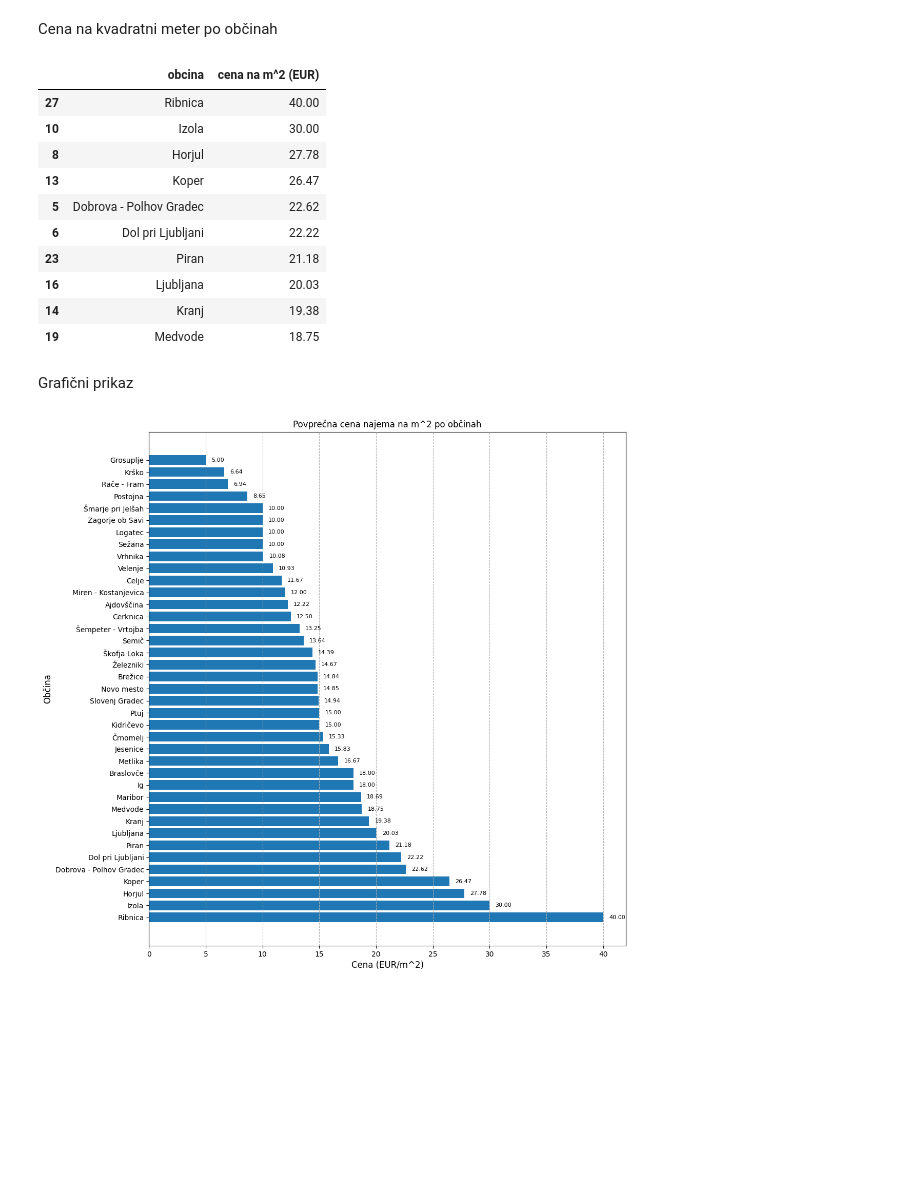
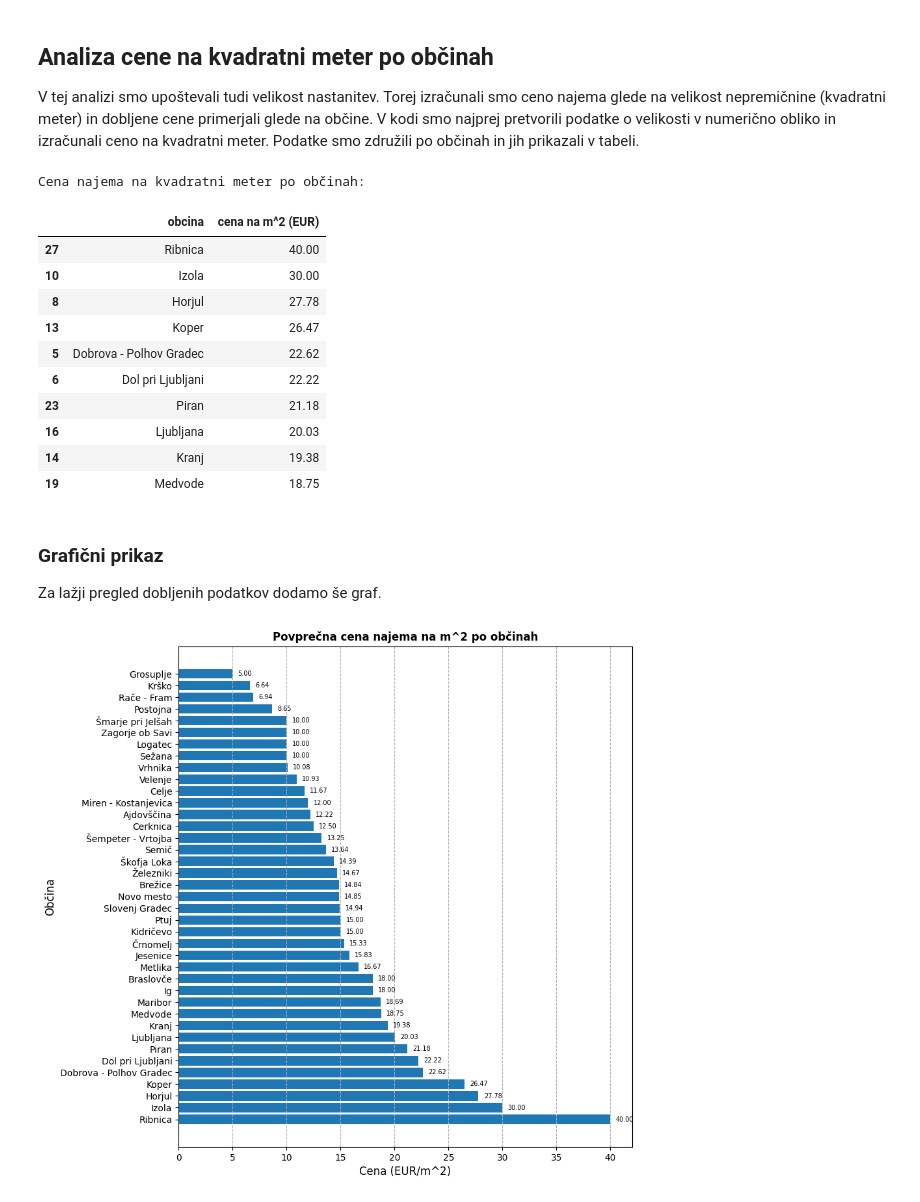
Before and after one commit to dina480/uvp-projektna-naloga, a Jupyter notebook: analiza_podatkov.ipynb, the cells around one changed output. Cells and saved outputs as stored; diff of their text form; code cells hidden in the pictures; blank space fills up the shorter version.

```diff
--- a/analiza_podatkov.ipynb
+++ b/analiza_podatkov.ipynb
@@ -69,7 +93,7 @@ plt.show()
 # %% [markdown]
-Cena na kvadratni meter po občinah
+## Analiza cene na kvadratni meter po občinah
+V tej analizi smo upoštevali tudi velikost nastanitev. Torej izračunali smo ceno najema glede na velikost nepremičnine (kvadratni meter) in dobljene cene primerjali glede na občine. V kodi smo najprej pretvorili podatke o velikosti v numerično obliko in izračunali ceno na kvadratni meter. Podatke smo združili po občinah in jih prikazali v tabeli.
 # %%
-# Podatke o velikosti pretvorimo v decimalna števila
 PODATKI['size'] = pd.to_numeric(PODATKI['size'])
 
 # Izračun cene na m^2
@@ -81,9 +105,10 @@ povprecna_cena_m2 = povprecna_cena_m2.sort_values('cena_na_m2', ascending=False)
 
 povprecna_cena_m2 = povprecna_cena_m2.rename(columns={'cena_na_m2': 'cena na m^2 (EUR)'})
 
-# Dobljeni podatki zdaj zgledajo tako
+print("Cena najema na kvadratni meter po občinah:")
 povprecna_cena_m2[['obcina', 'cena na m^2 (EUR)']].head(10)
 # %% [output]
+Cena najema na kvadratni meter po občinah:
 |  | obcina | cena na m^2 (EUR) |
 | 27 | Ribnica | 40.00 |
 | 10 | Izola | 30.00 |
@@ -96,20 +121,21 @@ povprecna_cena_m2[['obcina', 'cena na m^2 (EUR)']].head(10)
 | 14 | Kranj | 19.38 |
 | 19 | Medvode | 18.75 |
 # %% [markdown]
-Grafični prikaz
+### Grafični prikaz
+Za lažji pregled dobljenih podatkov dodamo še graf.
 # %%
-plt.figure(figsize=(12, 13))
+plt.figure(figsize=(9, 10))
 bars = plt.barh(povprecna_cena_m2['obcina'], povprecna_cena_m2['cena na m^2 (EUR)'])
 
 for bar in bars:
     width = bar.get_width()
     plt.text(width + 0.5, bar.get_y() + bar.get_height()/2, f'{width:.2f}',
-             ha='left', va='center', fontsize=8)
+             ha='left', va='center', fontsize=7)
 
-plt.title('Povprečna cena najema na m^2 po občinah')
+plt.title('Povprečna cena najema na m^2 po občinah', fontweight='bold')
 plt.xlabel('Cena (EUR/m^2)', fontsize=12)
 plt.ylabel('Občina', fontsize=12)
 plt.grid(axis='x', linestyle='--')
 plt.show()
 # %% [output]
-[figure, old version]
+[figure, new version]
```
Also changed, not shown: parts of 19 cells of this notebook, 1 other file.
